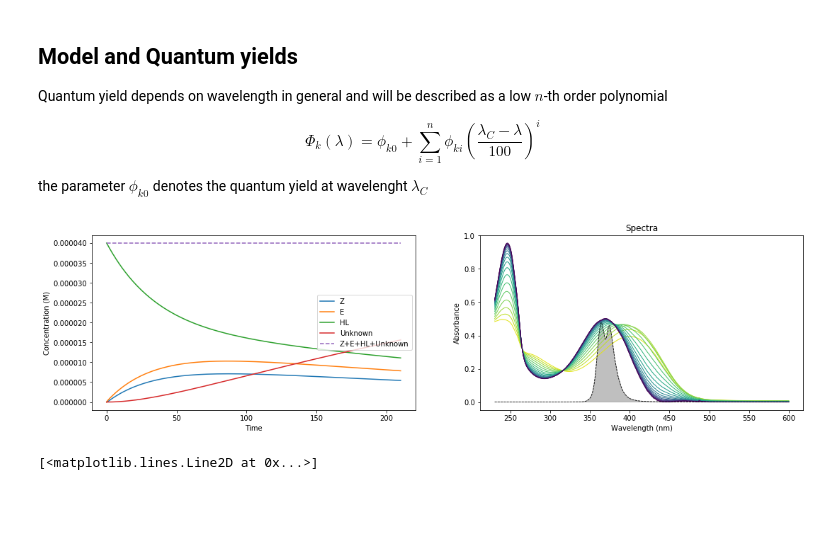
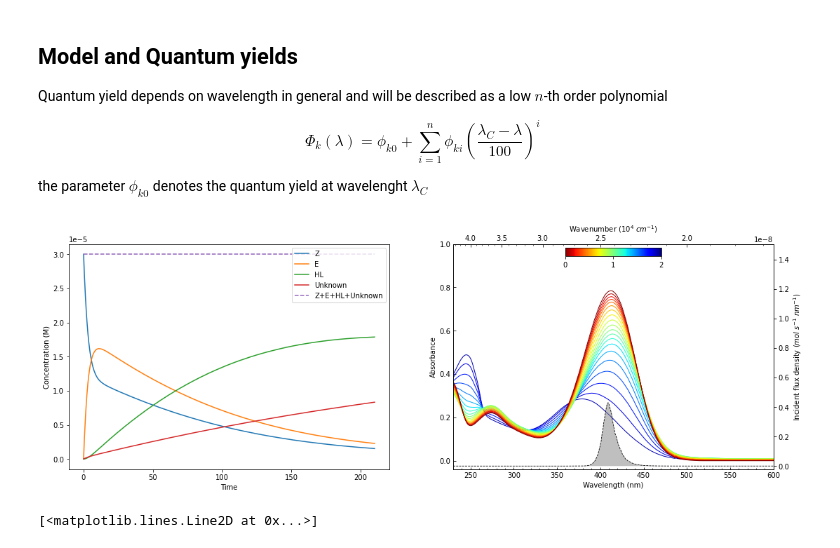
Before and after one commit to dmadea/Jupyter-Tutorials, a Jupyter notebook: Photoreaction kinetics/Simulation-general.ipynb, the cells around one changed output. Cells and saved outputs as stored; diff of their text form; code cells hidden in the pictures; blank space fills up the shorter version.

```diff
--- a/Photoreaction kinetics/Simulation-general.ipynb
+++ b/Photoreaction kinetics/Simulation-general.ipynb
@@ -148,8 +148,8 @@ plt.show()
 #     i_s = gauss(wavelengths, m, sigma)
 
 #     return i_s / np.trapz(i_s)
-# path = r"C:\Users\Dominik\Documents\MUNI\Organic Photochemistry\Projects\2019-Bilirubin project\UV-VIS\QY measurement\Photodiode\new setup"
-path = r"C:\Users\dominik\Documents\Projects\Bilirubin\UV-Vis data"
+path = r"C:\Users\Dominik\Documents\MUNI\Organic Photochemistry\Projects\2019-Bilirubin project\UV-VIS\QY measurement\Photodiode\new setup"
+# path = r"C:\Users\dominik\Documents\Projects\Bilirubin\UV-Vis data"
 
 
 data_led = np.loadtxt(path + r'\LED sources.txt', delimiter='\t', skiprows=1)
@@ -201,6 +201,7 @@ def _x_symlog(start, end, n, linscale=1, linthresh=1):
 # %%
 from scipy.integrate import odeint
 from matplotlib import cm
+import matplotlib as mpl
 import math
 # import cProfile
 np.seterr(all='warn')
@@ -347,10 +348,10 @@ C = np.zeros((t, n))  # define concentration matrix with dimensions t x n.
 
 Phi_ZE = 0.25
 Phi_EZ = 0.25
-Phi_EHL = 0.005
+Phi_EHL = 0.02
 Phi_HLE = 0.003
-Phi_HLD = 0.00
-Phi_ZD = 0.002
+Phi_HLD = 0.005
+Phi_ZD = 0.005
 
 # Phi_ZE = Phi([0.62], 400, wavelengths)
 # Phi_EZ = Phi([0.1], 400, wavelengths)
@@ -397,18 +398,19 @@ if isinstance(Phi_ZE, np.ndarray):
 
 # cProfile.run('simulate(5e-5, 4, [c0, 0, 0], ST, K, times, wavelengths, l=1, I_source=I_source, w_irr=None)')
 
-I_source = LED_355
+I_source = LED_405
 
-c0 = 4e-5
+c0 = 3e-5
 w_irr = None
+q0 = 8e-8
 
-C = simulate(100e-8, 0.003, [0, 0, c0, 0], ST, K, times, wavelengths, l=1, I_source=I_source, w_irr=w_irr)
+C = simulate(q0, 0.003, [c0, 0, 0, 0], ST, K, times, wavelengths, l=1, I_source=I_source, w_irr=w_irr)
 
 
 # # q_rel = _calc_q_rel(ST, C, wavelengths, I_source=I_source)
 
 # plot concentration profiles
-plt.rcParams['figure.figsize'] = [18, 10]
+plt.rcParams['figure.figsize'] = [18, 13]
 plt.subplot(2, 2, 1)
 for i in range(n):
     plt.plot(times, C[:, i], label=names[i])
@@ -419,19 +421,63 @@ plt.legend()
 
 D = C @ ST  # compute data matrix
 
+
+from matplotlib.ticker import (MultipleLocator, FormatStrFormatter,
+                               AutoMinorLocator)
+
+from mpl_toolkits.axes_grid1.inset_locator import inset_axes
+
 # plot time-dependent spectra
-plt.subplot(2, 2, 2)
+ax1 = plt.subplot(2, 2, 2)
 
-cmap = cm.get_cmap('viridis')
+cmap = cm.get_cmap('jet_r', D.shape[0])
 for i in reversed(range(0, t, 10)):
-    plt.plot(wavelengths, D[i], color=cmap(i/(D.shape[0]-1)), label='$t = {}$'.format(times[i]), lw=1)
+    ax1.plot(wavelengths, D[i], color=cmap(i), lw=1)
 
-y_irr = D.max() * 0.5*I_source / I_source.max()
-plt.plot(wavelengths, y_irr, linestyle='--', color='black', lw=0.8)
-plt.fill(wavelengths, y_irr, label='irrsource', color='gray', alpha=0.5)
-plt.title("Spectra")
-plt.xlabel('Wavelength (nm)')
-plt.ylabel('Absorbance')
+# color=cmap(i/(D.shape[0]-1))
+
+
+y_irr = I_source * q0
+ax2 = ax1.twinx()
+ax2.plot(wavelengths, y_irr, linestyle='--', color='black', lw=0.8)
+ax2.fill(wavelengths, y_irr, label='irrsource', facecolor='gray', alpha=0.5)
+
+ax2.ticklabel_format(style='sci', scilimits=(0, 0), axis='y')
+
+secax = ax1.secondary_xaxis('top', functions=(lambda x: 1e3/x, lambda x: 1e-3/x))
+secax.set_xlabel('Wavenumber ($10^{4}\\ cm^{-1}$)')
+
+# minor_secax = np.arange(1e3/600, 1e3/230, 100)
+secax.minorticks_on()
+secax.tick_params(which='both', direction='in')
+# secax.set_xticks(minor_secax, minor=False)
+secax.xaxis.set_minor_locator(MultipleLocator(0.1))
+
+# secax.ticklabel_format(style='sci', scilimits=(0, 0), axis='both')
+# secax.yaxis.set_major_formatter(mpl.ticker.ScalarFormatter(useMathText=True, useOffset=False))
+
+ax2.set_ylim(None, y_irr.max()*3.5)
+ax2.set_ylabel("Incident flux density ($mol\\ s^{-1}\\ nm^{-1}$)")
+# ax1.set_title("Spectra")
+ax1.set_xlabel('Wavelength (nm)')
+ax1.set_ylabel('Absorbance')
+ax1.set_ylim(None, 1)
+ax1.set_xlim(230, 600)
+ax1.tick_params(which='both', direction='in')
+# minor = np.arange(230, 600, 10)
+# ax1.set_xticks(minor, minor=True)
+ax1.xaxis.set_minor_locator(MultipleLocator(10))
+ax1.xaxis.set_major_locator(MultipleLocator(50))
+
+# https://stackoverflow.com/questions/43805821/matplotlib-add-colorbar-to-non-mappable-object
+# https://matplotlib.org/gallery/axes_grid1/demo_colorbar_with_inset_locator.html
+
+cbaxes = inset_axes(ax1, width="30%", height="4%", loc=9)
+
+norm = mpl.colors.Normalize(vmin=0,vmax=2)
+sm = plt.cm.ScalarMappable(cmap=cmap, norm=norm)
+sm.set_array([])
+plt.colorbar(sm, cax=cbaxes, ticks=[0.,1, 2], orientation='horizontal')
 
 # plt.subplot(2, 2, 3)
 # for i in range(n):
@@ -442,34 +488,34 @@ plt.ylabel('Absorbance')
 # plt.legend()
 
 if isinstance(Phi_ZE, np.ndarray):
     plt.subplot(2, 2, 4)
 
     plt.plot(wavelengths, Phi_ZE, label="$\Phi_{ZE}$")
     plt.plot(wavelengths, Phi_EZ, label="$\Phi_{EZ}$")
     plt.plot(wavelengths, Phi_ZHL, label="$\Phi_{ZHL}$")
     plt.plot(wavelengths, Phi_HLZ, label="$\Phi_{HLZ}$")
     # plt.plot(wavelengths, Phi_HL, label="$\Phi_{HL-decay}$")
 
     plt.yscale('log')
 
     plt.xlabel('Wavelength')
     plt.ylabel('$\Phi$')
     plt.legend()
 
 
 plt.show()
 
 # fname='Z_cut470.txt'
 # delimiter = '\t'
 
 # mat = np.vstack((wavelengths, D))
 # buffer = delimiter + delimiter.join(f"{num}" for num in times) + '\n'
 # buffer += '\n'.join(delimiter.join(f"{num}" for num in row) for row in mat.T)
 
 # with open(fname, 'w', encoding='utf8') as f:
 #     f.write(buffer)
 # %% [output]
-[figure, old version]
+[figure, new version]
 # %%
 norm = C[:, [0, 1]] / np.max(C[:, [0, 1]], axis=0)
 
```
Also changed, not shown: 4 other files.
